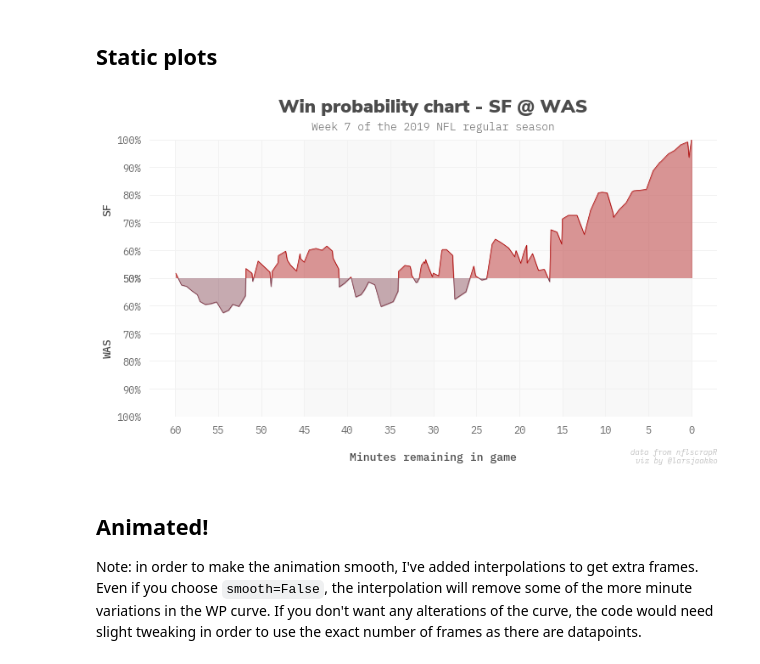
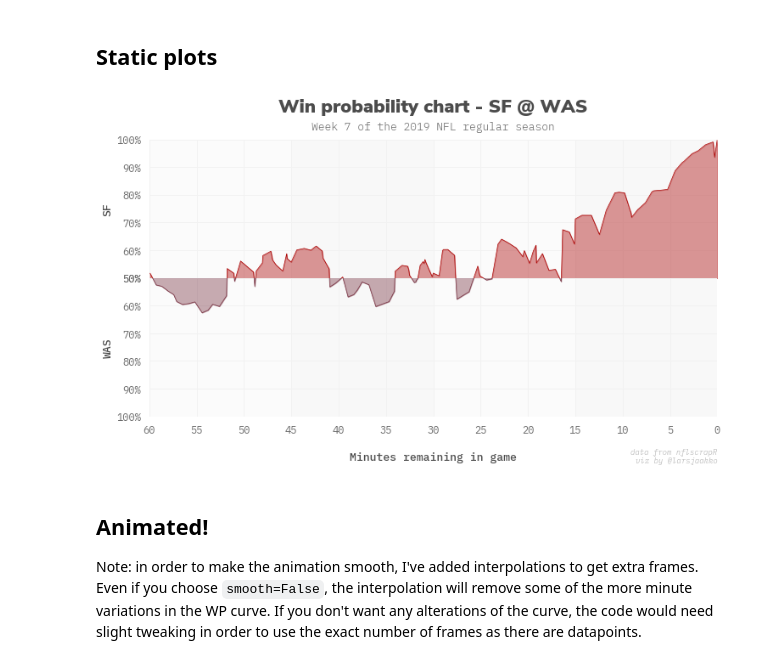
Before and after one commit to larsjaakko/nfl-wp-charts, a Jupyter notebook: wp-charts.ipynb, the cells around one changed output. Saved outputs shown, nothing was run; the diff lists cells and outputs as text; code cells hidden in the pictures.

Commit message:
Fixed the x-axis for static charts

```diff
--- a/wp-charts.ipynb
+++ b/wp-charts.ipynb
@@ -241,6 +241,9 @@ ax_away.fill_between([30,15], y1=100, color='whitesmoke', alpha=bg_alpha_1, edge
 ax_away.fill_between([15,0], y1=100, color='whitesmoke', alpha=bg_alpha_2, edgecolor=None, zorder=-2)
 
 ax_away.set_ylim((0.5,1))
+ax_away.set_xlim((0,60))
+ax_away.set_xticklabels([])
+
 ax_away.set_ylabel(away_team, weight='medium')
 
 ax_away.yaxis.set_major_formatter(FuncFormatter('{:.0%}'.format))
@@ -274,38 +277,40 @@ ax_home.fill_between([30,15], y1=100, color='whitesmoke', alpha=bg_alpha_1, edge
 ax_home.fill_between([15,0], y1=100, color='whitesmoke', alpha=bg_alpha_2, edgecolor=None, zorder=-2)
 
 ax_home.set_ylim((0.5,1))
+ax_home.set_xlim((0,60))
+
 ax_home.yaxis.set_major_formatter(FuncFormatter('{:.0%}'.format))
 ax_home.xaxis.set_major_locator(plt.MaxNLocator(14))
 
 ax_home.invert_xaxis()
 ax_home.invert_yaxis()
 
 
 ax_home.set_ylabel(home_team, weight='medium')
 ax_home.set_xlabel("\nMinutes remaining in game", weight='medium')
 
 ax_home.text(x=1,
     y=-0.35,
     s='data from nflscrapR\nviz by @larsjaakko',
     fontsize=9,
     weight=300,
     style='italic',
     color='darkgray',
     ha='right',
     va='bottom',
     transform=ax_home.transAxes)
 
 
 sns.despine(left=True, right=True, bottom=True, top=True)
 
 filename = str(away_team + '_at_' + home_team)
 
 if smooth:
     plt.savefig('output/' + filename + '_smooth.png', format='png', dpi=300, bbox_inches='tight')
 else:
     plt.savefig('output/' + filename + '.png', format='png', dpi=300, bbox_inches='tight')
 # %% [output]
-[figure, old version]
+[figure, new version]
 # %% [markdown]
 ## Animated!
 Note: in order to make the animation smooth, I've added interpolations to get extra frames. Even if you choose `smooth=False`, the interpolation will remove some of the more minute variations in the WP curve. If you don't want any alterations of the curve, the code would need slight tweaking in order to use the exact number of frames as there are datapoints.
```
Also changed, not shown: parts of 1 cell of this notebook, 1 other file.
